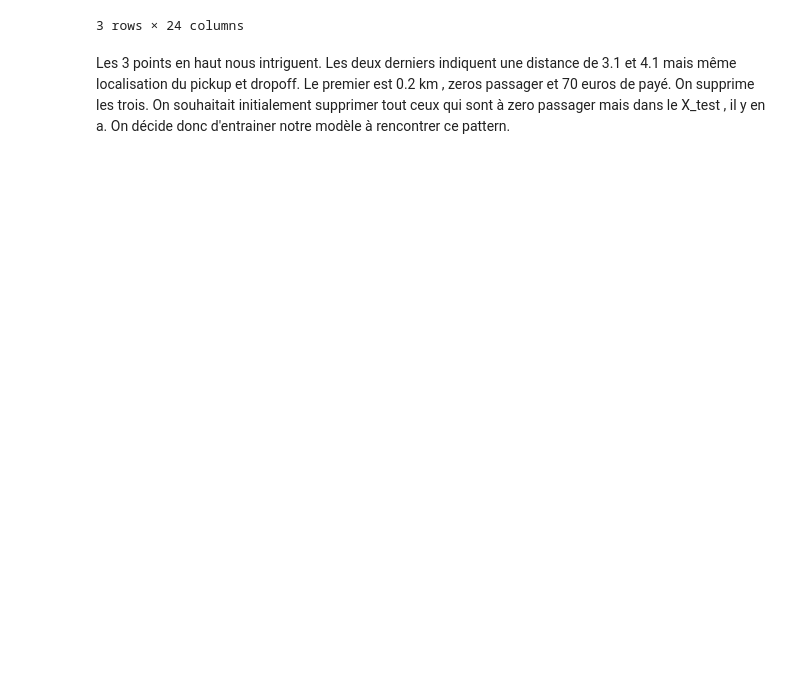
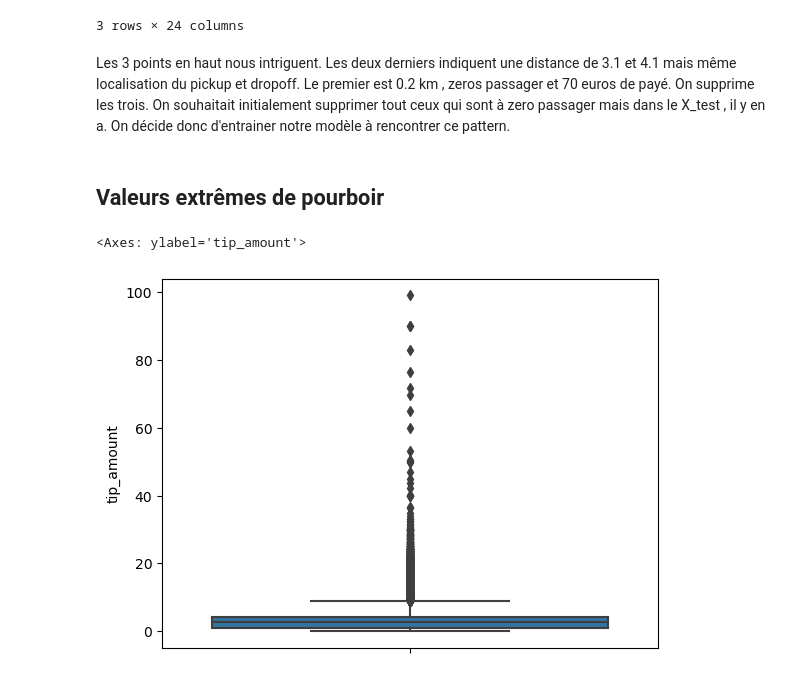
Before and after one commit to enzoben/NYC-taxis-tips, a Jupyter notebook: NYTT_data_analysis.ipynb, the cells around one changed output. Cells and saved outputs as stored; diff of their text form; code cells hidden in the pictures; blank space fills up the shorter version.

```diff
--- a/NYTT_data_analysis.ipynb
+++ b/NYTT_data_analysis.ipynb
@@ -226,0 +257,2 @@ Name: RatecodeID, dtype: int64
+# %%
+train_df = train_df.drop(columns=['congestion_surcharge'])
@@ -546,3 +592,10 @@ train_df[(train_df['passenger_count']==0) & (train_df['fare_amount']>60) & (trai
 Les 3 points en haut nous intriguent. Les deux derniers indiquent une distance de 3.1 et 4.1 mais même localisation du pickup et dropoff. Le premier est 0.2 km , zeros passager et 70 euros de payé. On supprime les trois. On souhaitait initialement supprimer tout ceux qui sont à zero passager mais dans le X_test , il y en a. On décide donc d'entrainer notre modèle à rencontrer ce pattern.
 # %%
 train_df.drop([49526,87795,95350],axis=0,inplace=True)
+# %% [markdown]
+## Valeurs extrêmes de pourboir
+# %%
+sns.boxplot(data=train_df, y="tip_amount")
+# %% [output]
+<Axes: ylabel='tip_amount'>
+[figure, added]
```
Also changed, not shown: parts of 53 cells of this notebook.
